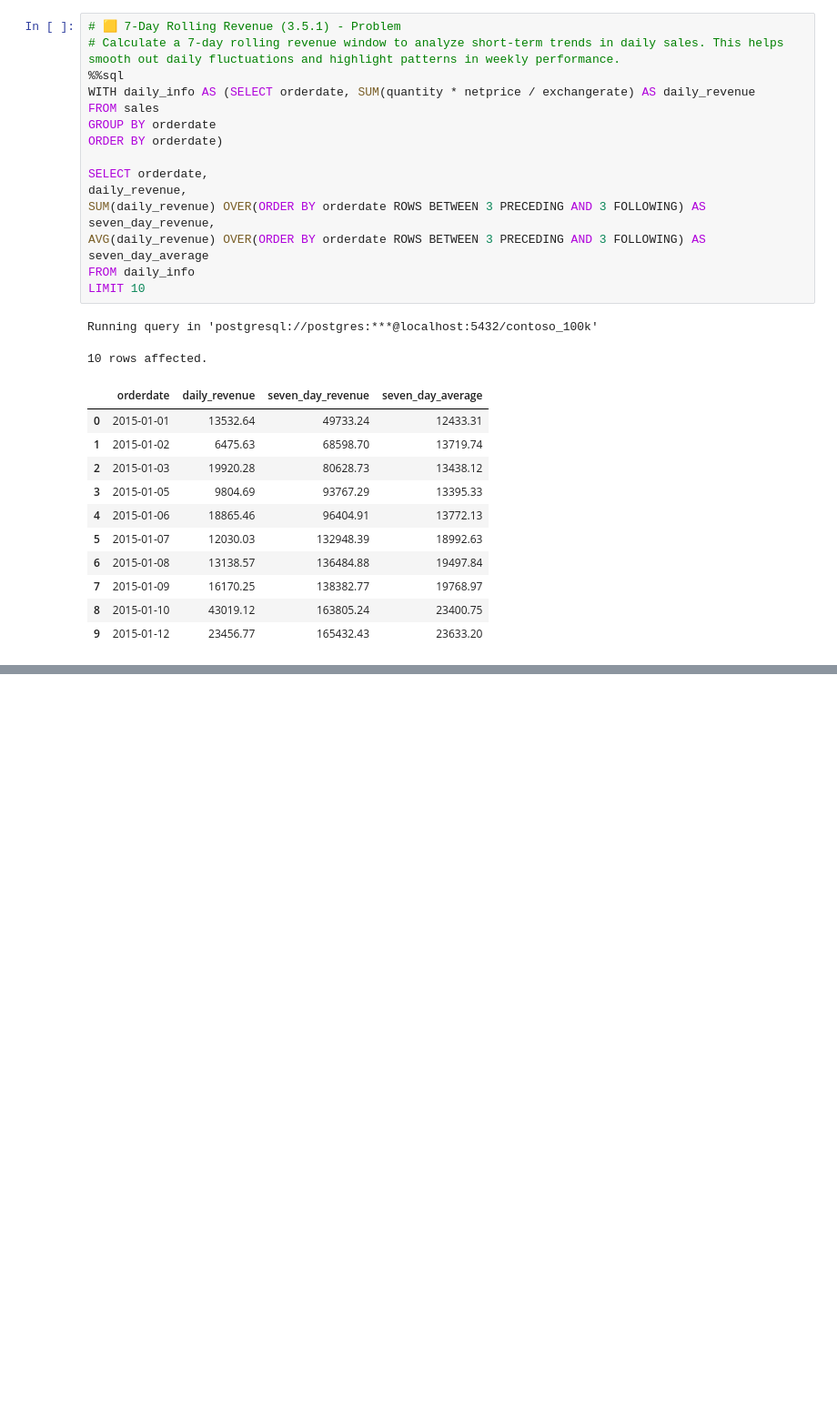
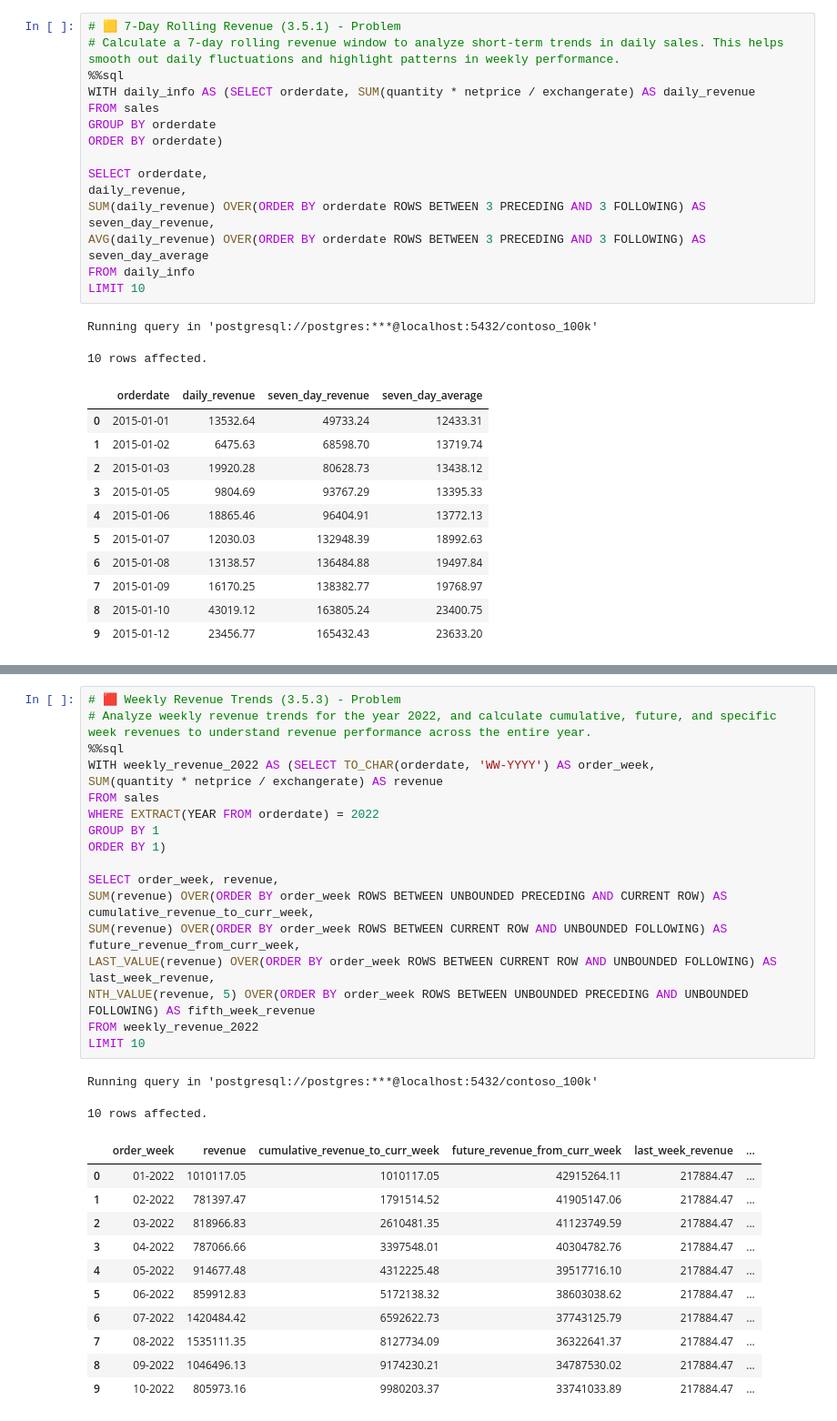
Before and after one commit to Du6eniuk/Du6eniuk, a Jupyter notebook: 0_Intro/2_Colab_Notebooks.ipynb, the cells around one changed output, grey strips where cells are left out. Shown at 91% size. Cells and saved outputs as stored; diff of their text form; blank space fills up the shorter version.

```diff
--- a/0_Intro/2_Colab_Notebooks.ipynb
+++ b/0_Intro/2_Colab_Notebooks.ipynb
@@ -1627,0 +1654,32 @@ Running query in 'postgresql://postgres:***@localhost:5432/contoso_100k'
+# %%
+# 🟥 Weekly Revenue Trends (3.5.3) - Problem
+# Analyze weekly revenue trends for the year 2022, and calculate cumulative, future, and specific week revenues to understand revenue performance across the entire year.
+%%sql
+WITH weekly_revenue_2022 AS (SELECT TO_CHAR(orderdate, 'WW-YYYY') AS order_week,
+SUM(quantity * netprice / exchangerate) AS revenue
+FROM sales
+WHERE EXTRACT(YEAR FROM orderdate) = 2022
+GROUP BY 1
+ORDER BY 1)
+
+SELECT order_week, revenue,
+SUM(revenue) OVER(ORDER BY order_week ROWS BETWEEN UNBOUNDED PRECEDING AND CURRENT ROW) AS cumulative_revenue_to_curr_week,
+SUM(revenue) OVER(ORDER BY order_week ROWS BETWEEN CURRENT ROW AND UNBOUNDED FOLLOWING) AS future_revenue_from_curr_week,
+LAST_VALUE(revenue) OVER(ORDER BY order_week ROWS BETWEEN CURRENT ROW AND UNBOUNDED FOLLOWING) AS last_week_revenue,
+NTH_VALUE(revenue, 5) OVER(ORDER BY order_week ROWS BETWEEN UNBOUNDED PRECEDING AND UNBOUNDED FOLLOWING) AS fifth_week_revenue
+FROM weekly_revenue_2022
+LIMIT 10
+# %% [output]
+Running query in 'postgresql://postgres:***@localhost:5432/contoso_100k'
+10 rows affected.
+|  | order_week | revenue | cumulative_revenue_to_curr_week | future_revenue_from_curr_week | last_week_revenue | ... |
+| 0 | 01-2022 | 1010117.05 | 1010117.05 | 42915264.11 | 217884.47 | ... |
+| 1 | 02-2022 | 781397.47 | 1791514.52 | 41905147.06 | 217884.47 | ... |
+| 2 | 03-2022 | 818966.83 | 2610481.35 | 41123749.59 | 217884.47 | ... |
+| 3 | 04-2022 | 787066.66 | 3397548.01 | 40304782.76 | 217884.47 | ... |
+| 4 | 05-2022 | 914677.48 | 4312225.48 | 39517716.10 | 217884.47 | ... |
+| 5 | 06-2022 | 859912.83 | 5172138.32 | 38603038.62 | 217884.47 | ... |
+| 6 | 07-2022 | 1420484.42 | 6592622.73 | 37743125.79 | 217884.47 | ... |
+| 7 | 08-2022 | 1535111.35 | 8127734.09 | 36322641.37 | 217884.47 | ... |
+| 8 | 09-2022 | 1046496.13 | 9174230.21 | 34787530.02 | 217884.47 | ... |
+| 9 | 10-2022 | 805973.16 | 9980203.37 | 33741033.89 | 217884.47 | ... |
```
Also changed, not shown: parts of 1 cell of this notebook.
